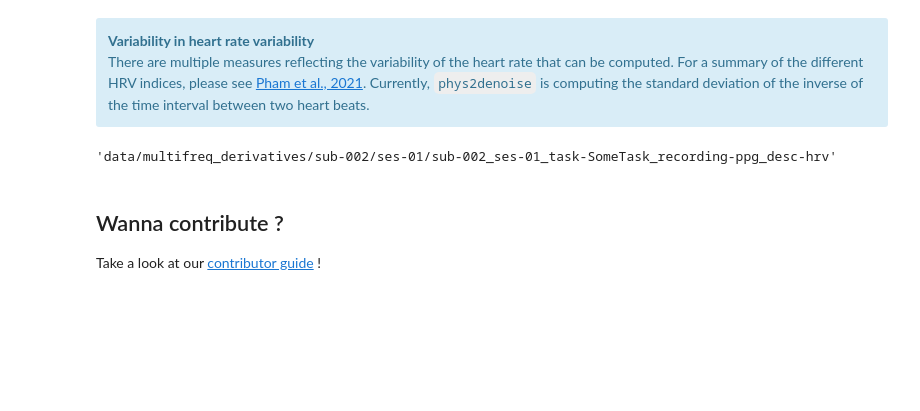
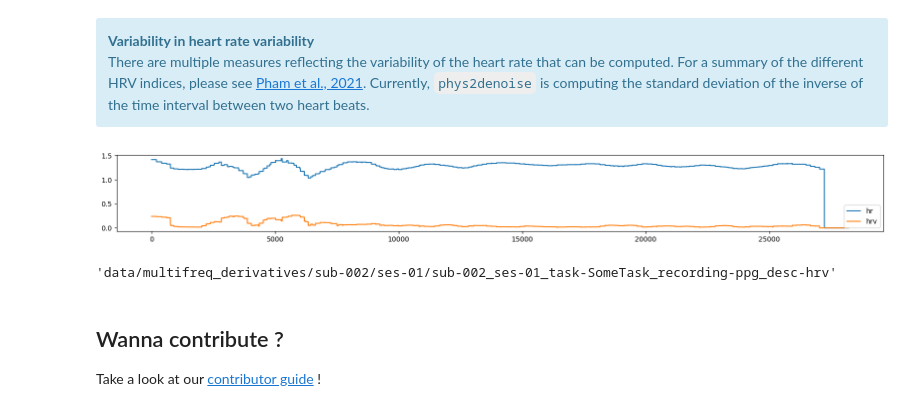
Before and after one commit to me-pic/repronim2024physiopy, a Jupyter notebook: repronim_tutorial.ipynb, the cells around one changed output. Cells and saved outputs as stored; diff of their text form; code cells hidden in the pictures; blank space fills up the shorter version.

```diff
--- a/repronim_tutorial.ipynb
+++ b/repronim_tutorial.ipynb
@@ -320,6 +318,8 @@ print(filtered_ppg.history)
 # %% [output]
 [('interpolate_physio', {'target_fs': 250}), ('filter_physio', {'cutoffs': [0.5, 8], 'method': 'bandpass', 'order': 3}), ('peakfind_physio', {'dist': None, 'thresh': 0.2}), ('delete_peaks', {'remove': ...
 # %%
+# Compute the heart rate
+hr = heart_rate(filtered_ppg.data, filtered_ppg.peaks, filtered_ppg.fs)
 # Compute the heart rate variability
 hrv = heart_rate_variability(filtered_ppg.data, filtered_ppg.peaks, filtered_ppg.fs)
 # %% [output]
@@ -337,9 +342,12 @@ between two heart beats.
 # %%
 # Let's see what we've got
 plt.figure(figsize=(20, 2))
-plt.plot(hrv, label=["hrv", "convolved hrv"])
+plt.plot(hr[:,0], label="hr")
+plt.plot(hrv[:,0], label="hrv")
 plt.legend(loc="lower right")
 plt.show()
+# %% [output]
+[figure, added]
 # %%
 # Let's again save our hard work !
 export_metric(
```
Also changed, not shown: parts of 3 cells of this notebook.
